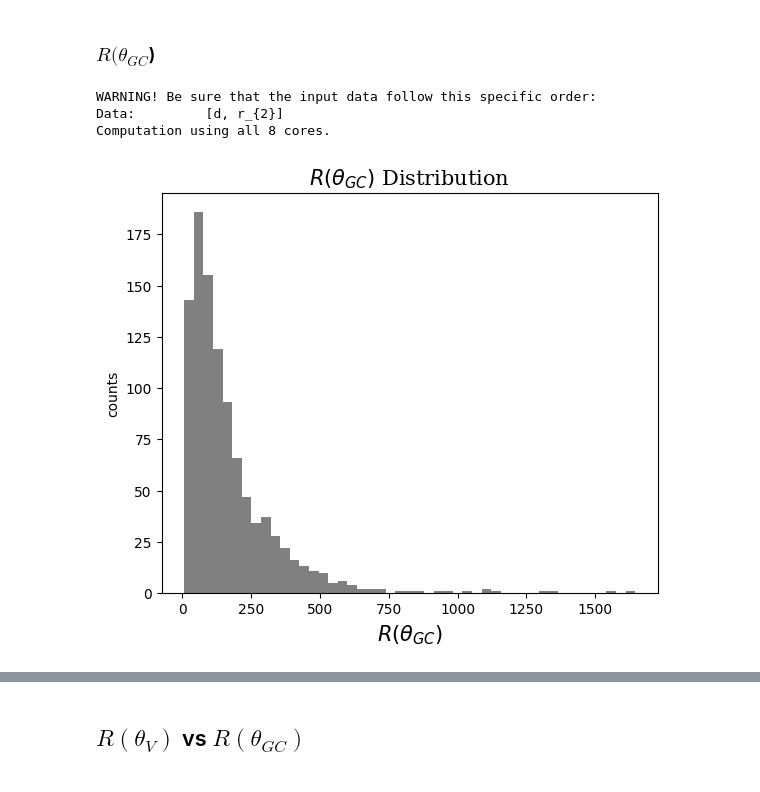
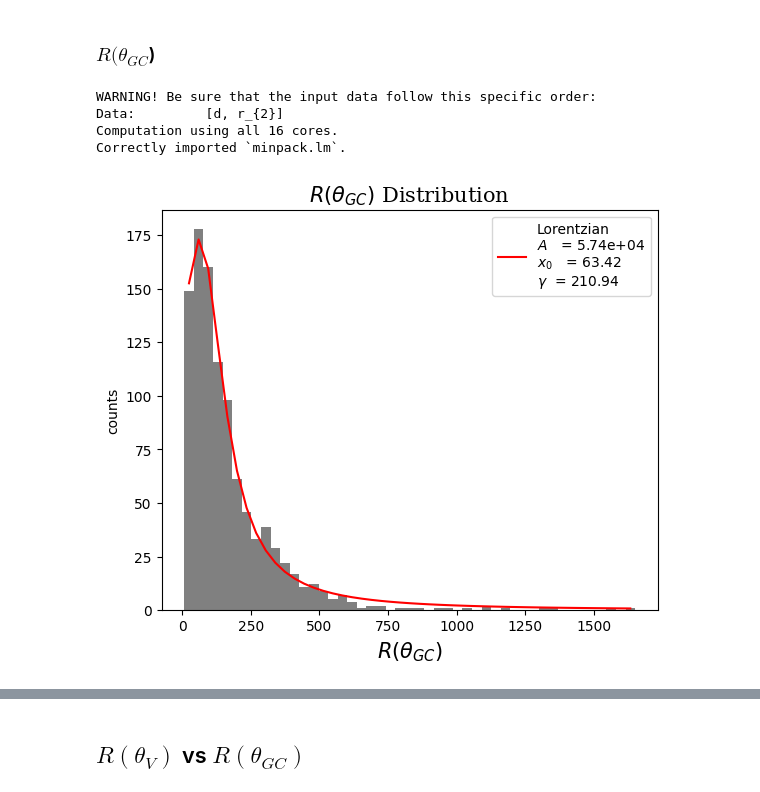
Before and after one commit to pietroferraiuolo/GRASP, a Jupyter notebook: scripts/n6121_analysis.ipynb, the cells around one changed output, grey strips where cells are left out. Saved outputs shown, nothing was run; the diff lists cells and outputs as text; code cells hidden in the pictures.

```diff
--- a/scripts/n6121_analysis.ipynb
+++ b/scripts/n6121_analysis.ipynb
@@ -323,9 +327,10 @@ Computation using all 8 cores.
 ### $R(\theta_{GC}$)
 # %%
 R_GC = f.compute('radial_distance_3d', {'d': d,'r_{2}': r2d_1,}, asarray=True)
-rgc_hist = grasp.plots.histogram(R_GC, xlabel=r'$R(\theta_{GC})$', out=True)
+rgc_hist = grasp.plots.histogram(R_GC, xlabel=r'$R(\theta_{GC})$', kde=True, kde_kind='lorentzian', out=True, kde_verbose=False)
 # %% [output]
 WARNING! Be sure that the input data follow this specific order:
 Data:         [d, r_{2}]
-Computation using all 8 cores.
+Computation using all 16 cores.
+Correctly imported `minpack.lm`.
-[figure, old version]
+[figure, new version]
```
Also changed, not shown: parts of 24 cells of this notebook, 1 other file.
